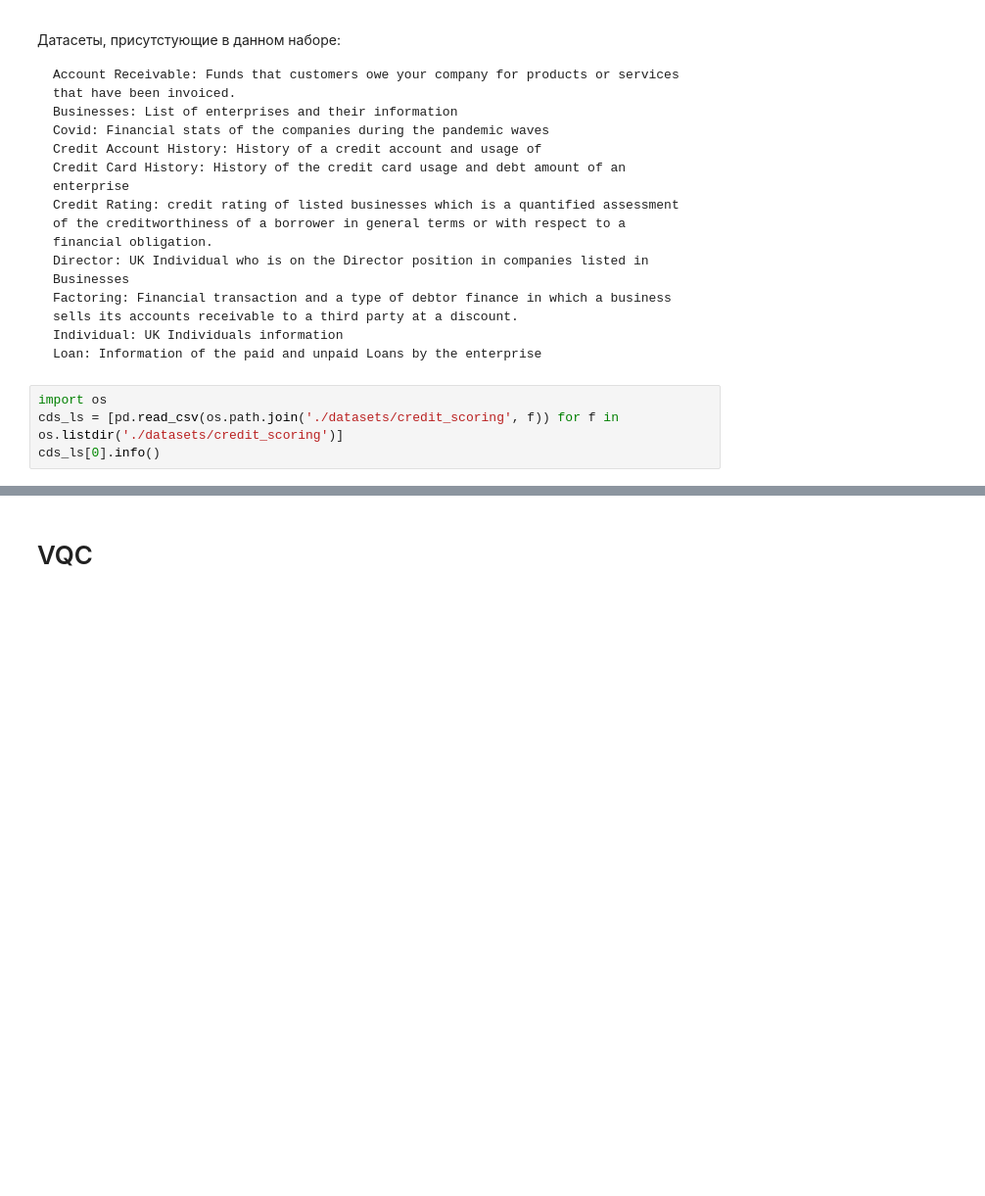
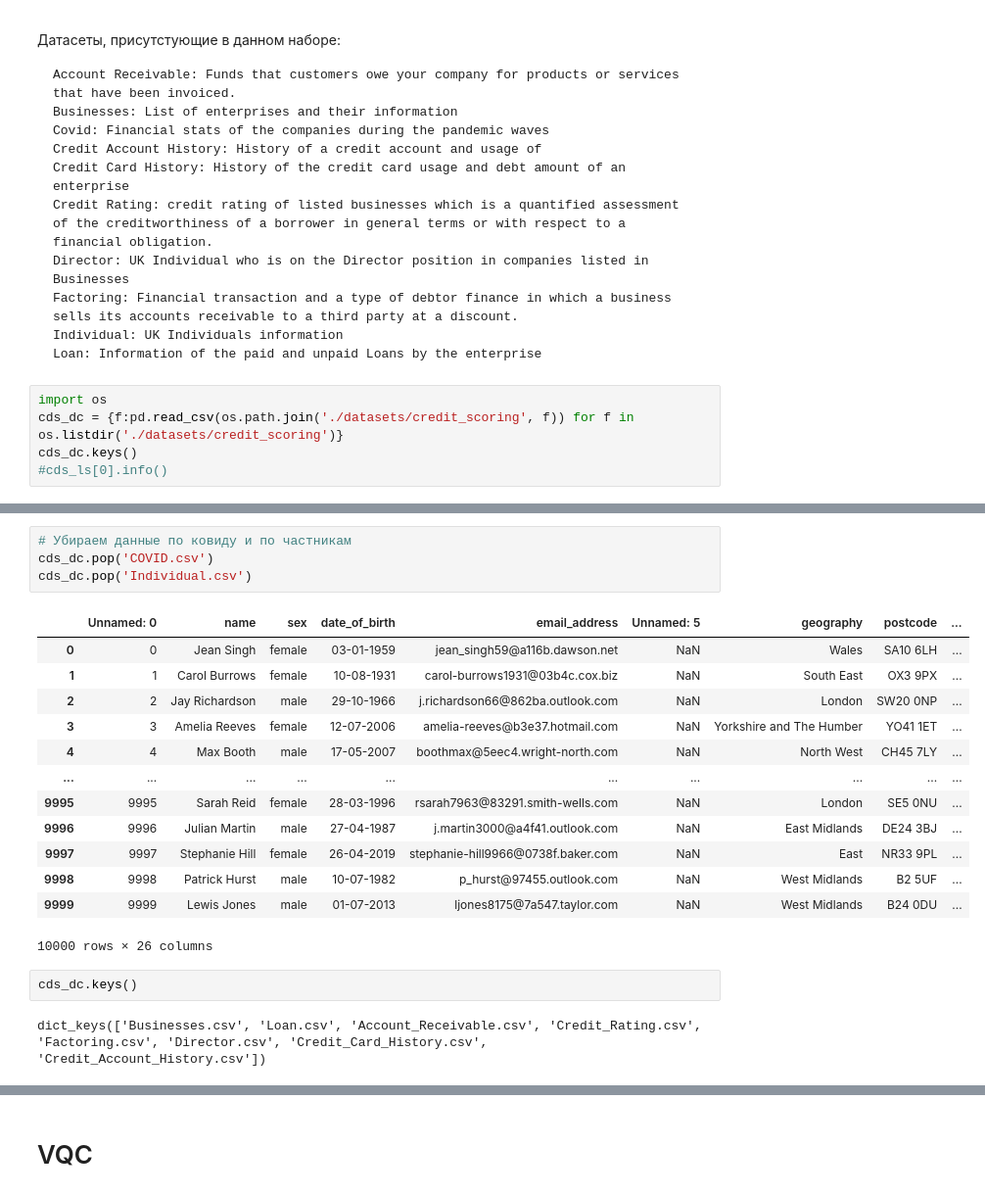
Before and after one commit to floatn/QML-for-finance, a Jupyter notebook: qml_code.ipynb, the cells around one changed output, grey strips where cells are left out. Shown at 98% size. Drawn from its saved outputs; the diff is of its cells as text; blank space fills up the shorter version.

```diff
--- a/qml_code.ipynb
+++ b/qml_code.ipynb
@@ -243,5 +303,6 @@ fig.suptitle('Annualized covariance matrix for daily returns', fontsize=16, y=0.
     Loan: Information of the paid and unpaid Loans by the enterprise
 # %%
 import os
-cds_ls = [pd.read_csv(os.path.join('./datasets/credit_scoring', f)) for f in os.listdir('./datasets/credit_scoring')]
-cds_ls[0].info()
+cds_dc = {f:pd.read_csv(os.path.join('./datasets/credit_scoring', f)) for f in os.listdir('./datasets/credit_scoring')}
+cds_dc.keys()
+#cds_ls[0].info()
@@ -249,0 +324,22 @@ len(cds_ls[0])
+# %%
+# Убираем данные по ковиду и по частникам
+cds_dc.pop('COVID.csv')
+cds_dc.pop('Individual.csv')
+# %% [output]
+|  | Unnamed: 0 | name | sex | date_of_birth | email_address | Unnamed: 5 | geography | postcode | ... |
+| 0 | 0 | Jean Singh | female | 03-01-1959 | jean_singh59@a116b.dawson.net | NaN | Wales | SA10 6LH | ... |
+| 1 | 1 | Carol Burrows | female | 10-08-1931 | carol-burrows1931@03b4c.cox.biz | NaN | South East | OX3 9PX | ... |
+| 2 | 2 | Jay Richardson | male | 29-10-1966 | j.richardson66@862ba.outlook.com | NaN | London | SW20 0NP | ... |
+| 3 | 3 | Amelia Reeves | female | 12-07-2006 | amelia-reeves@b3e37.hotmail.com | NaN | Yorkshire and The Humber | YO41 1ET | ... |
+| 4 | 4 | Max Booth | male | 17-05-2007 | boothmax@5eec4.wright-north.com | NaN | North West | CH45 7LY | ... |
+| ... | ... | ... | ... | ... | ... | ... | ... | ... | ... |
+| 9995 | 9995 | Sarah Reid | female | 28-03-1996 | rsarah7963@83291.smith-wells.com | NaN | London | SE5 0NU | ... |
+| 9996 | 9996 | Julian Martin | male | 27-04-1987 | j.martin3000@a4f41.outlook.com | NaN | East Midlands | DE24 3BJ | ... |
+| 9997 | 9997 | Stephanie Hill | female | 26-04-2019 | stephanie-hill9966@0738f.baker.com | NaN | East | NR33 9PL | ... |
+| 9998 | 9998 | Patrick Hurst | male | 10-07-1982 | p_hurst@97455.outlook.com | NaN | West Midlands | B2 5UF | ... |
+| 9999 | 9999 | Lewis Jones | male | 01-07-2013 | ljones8175@7a547.taylor.com | NaN | West Midlands | B24 0DU | ... |
+10000 rows × 26 columns
+# %%
+cds_dc.keys()
+# %% [output]
+dict_keys(['Businesses.csv', 'Loan.csv', 'Account_Receivable.csv', 'Credit_Rating.csv', 'Factoring.csv', 'Director.csv', 'Credit_Card_History.csv', 'Credit_Account_History.csv'])
```
Also changed, not shown: parts of 32 cells of this notebook.
